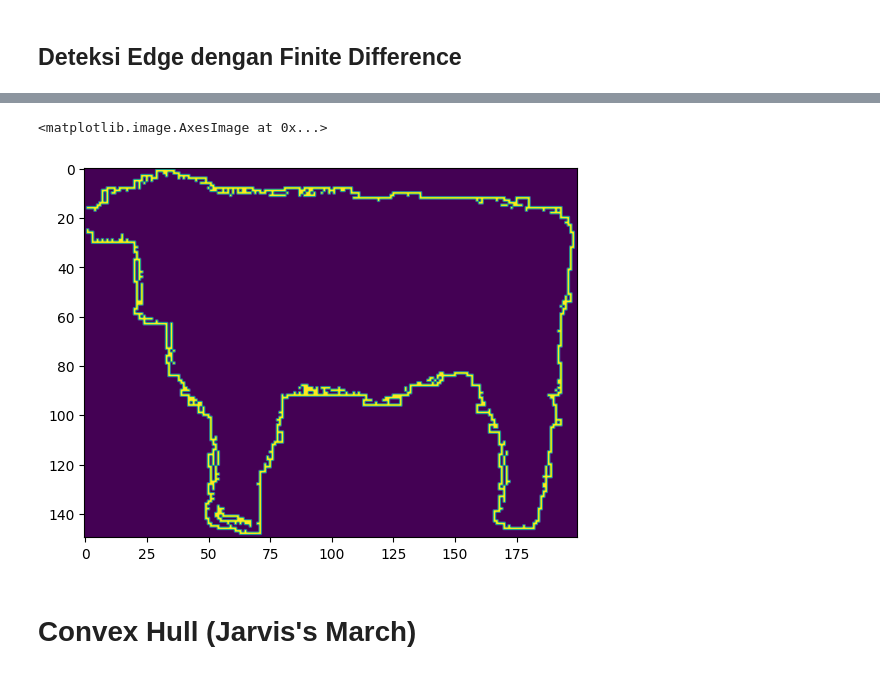
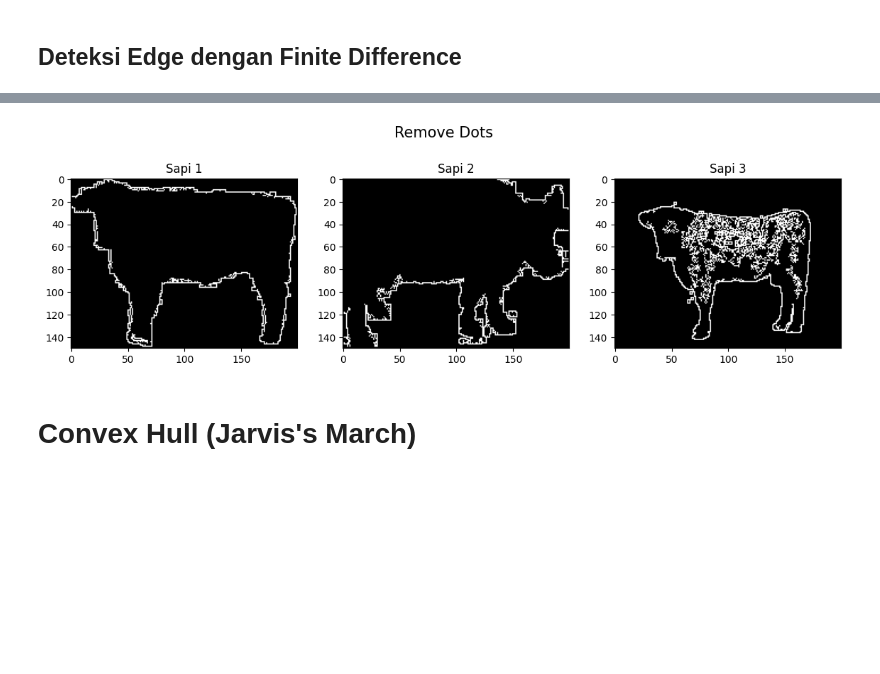
Before and after one commit to naragift/sapixy, a Jupyter notebook: main.ipynb, the cells around one changed output, grey strips where cells are left out. Drawn from its saved outputs; the diff is of its cells as text; code cells hidden in the pictures; blank space fills up the shorter version.

```diff
--- a/main.ipynb
+++ b/main.ipynb
@@ -13,12 +13,20 @@ import matplotlib.pyplot as plt
 # %% [markdown]
 ## Menampilkan Gambar
 # %%
-def display_im(im1, im2,im3, title):
-  f, (ax1, ax2, ax3, ax4) = plt.subplots(1, 4, figsize=(14, 4))
+def display_im_nobg(im1, im2,im3, title):
+  f, (ax1, ax2, ax3) = plt.subplots(1, 3, figsize=(14, 4))
   ax1.imshow(im1, cmap='gray')
+  ax1.set_title('Sapi 1')
   ax2.imshow(im2, cmap='gray')
+  ax2.set_title('Sapi 2')
   ax3.imshow(im3, cmap='gray')
+  ax3.set_title('Sapi 3')
   f.suptitle(title, fontsize=15)
+
+def display_im_bg(im1, title):
+  f, (ax1) = plt.subplots(1, 1, figsize=(14, 4))
+  ax1.imshow(im1, cmap='gray')
+  f.suptitle(title, fontsize=15)
 # %%
 sapi_tanpa_bg1 = cv2.imread('./sapi1.jpg')
 sapi_tanpa_bg2 = cv2.imread('./sapi2.jpeg')
@@ -87,9 +96,9 @@ def resize_image(image, new_width, new_height):
 new_width = 200
 new_height = 150
 
-resized_image1 = resize_image(image1, new_width, new_height)
-resized_image2 = resize_image(image2, new_width, new_height)
-resized_image3 = resize_image(image3, new_width, new_height)
+resized_image1 = resize_image(sapi_tanpa_bg1, new_width, new_height)
+resized_image2 = resize_image(sapi_tanpa_bg2, new_width, new_height)
+resized_image3 = resize_image(sapi_tanpa_bg3, new_width, new_height)
 # %% [markdown]
 ## Deteksi Edge dengan Finite Difference
 # %%
@@ -135,9 +144,7 @@ def apply(im, low_thresh, high_thresh):
 
 fdif_image1 = apply(resized_image1, 0, 1)
 fdif_image2 = apply(resized_image2, 0, 1)
-fdif_image3 = apply(resized_image3, 0, 1)
+fdif_image3 = apply(resized_image3, 6, 7)
 
-display_im(fdif_image1)
-display_im(fdif_image2)
-display_im(fdif_image3)
+display_im_nobg(fdif_image1,fdif_image2,fdif_image3, 'Sapi Tanpa Background')
 # %% [output]
@@ -168,6 +173,9 @@ def detect_edges(image):
 
     return edges
 
-detected_edges = detect_edges(result)
-plt.imshow(detected_edges)
+detected_edges1 = detect_edges(fdif_image1)
+detected_edges2 = detect_edges(fdif_image2)
+detected_edges3 = detect_edges(fdif_image3)
+
+display_im_nobg(detected_edges1,detected_edges2,detected_edges3, 'Detected Edges')
 # %% [output]
@@ -189,36 +196,39 @@ def connected_component_labeling(edges):
         component.append((i, j))
 
         # Explore the 8-connectivity neighbors
         for dx in [-1, 0, 1]:
             for dy in [-1, 0, 1]:
                 dfs(i + dx, j + dy, component)
 
     # Perform connected component labeling
     for i in range(height):
         for j in range(width):
             if not visited[i][j] and edges[i][j] == 255:
                 component = []
                 dfs(i, j, component)
                 components.append(component)
 
     return components
 
 
 def remove_disconnected_dots(edges, min_dot_size):
     components = connected_component_labeling(edges)
 
     # Remove small disconnected dots
     for component in components:
         if len(component) < min_dot_size:
             for i, j in component:
                 edges[i][j] = 0
 
     return edges
 
-plt.imshow(remove_disconnected_dots(detected_edges, 40))
+remove_dots1 = remove_disconnected_dots(detected_edges1, 40)
+remove_dots2 = remove_disconnected_dots(detected_edges2, 40)
+remove_dots3 = remove_disconnected_dots(detected_edges3, 40)
+
+display_im_nobg(remove_dots1,remove_dots2,remove_dots3, 'Remove Dots')
 # %% [output]
-<matplotlib.image.AxesImage at 0x...>
-[figure, old version]
+[figure, new version]
 # %% [markdown]
 # Convex Hull (Jarvis's March)
 # %%
```
Also changed, not shown: parts of 7 cells of this notebook.
